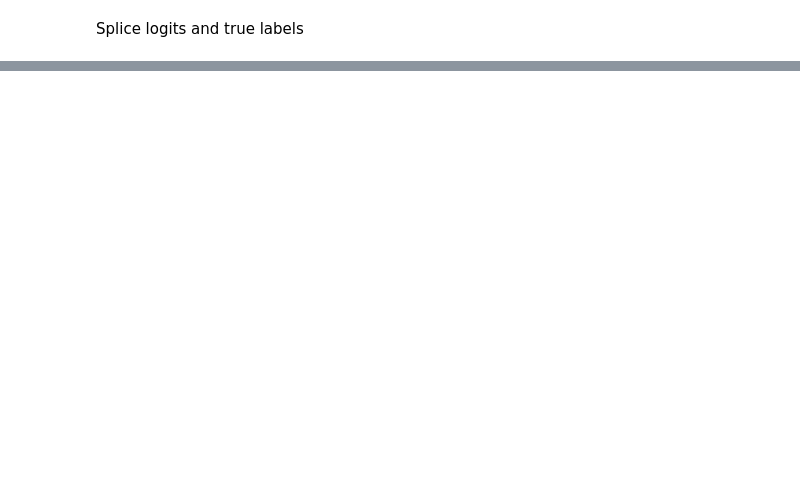
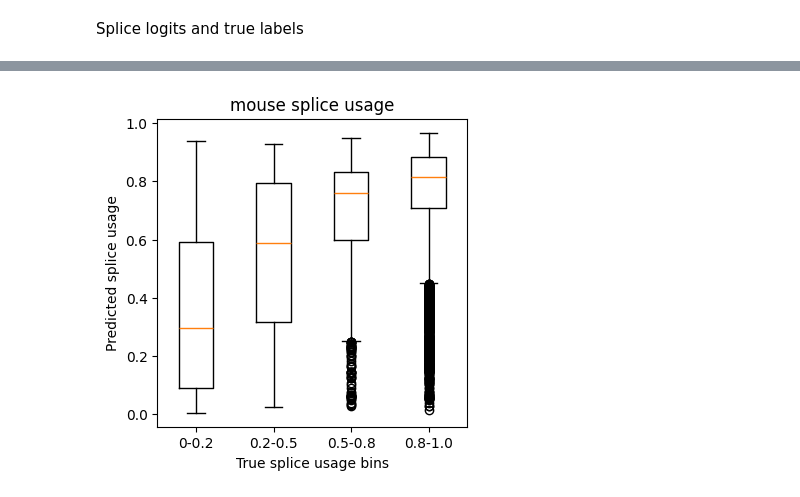
Before and after one commit to anamariaelek/alphagenome, a Jupyter notebook: notebooks/splicing_test.ipynb, the cells around one changed output, grey strips where cells are left out. Saved outputs shown, nothing was run; the diff lists cells and outputs as text; code cells hidden in the pictures; blank space fills up the shorter version.

```diff
--- a/notebooks/splicing_test.ipynb
+++ b/notebooks/splicing_test.ipynb
@@ -554,3 +609,0 @@ if splice_site_mask.any():
-# %%
-usage_true_ = usage_true_at_sites.detach().cpu().numpy()
-usage_pred_ = usage_pred_at_sites.detach().cpu().numpy()
@@ -1124,4 +609,0 @@ context_indices_map = batch['conditions_mask'].to(device)
-# %%
-# Targets
-splice_labels = batch['splice_labels'].to(device)  # (batch, seq_len)
-splice_usage_target = batch['splice_usage_target'].to(device)  # (batch, seq_len, num_contexts)
@@ -1709,14 +609,0 @@ Batch shapes:
-# %%
-# Make predictions
-#with torch.no_grad():
-#    predictions = model(
-#        dna,
-#        organism_index,
-#        splice_donor_idx=splice_donor_idx,
-#        splice_acceptor_idx=splice_acceptor_idx
-#    )
-predictions = model.inference(
-    dna,
-    organism_index,
-    requested_heads=['splice_logits', 'splice_usage']
-)
@@ -2364,0 +752,17 @@ Plotting SSE density...
+# %%
+# Plot boxplot of predicted usage for each true usage bin
+for org in usage_pred_.keys():
+
+    if splice_logits[org].shape[0] == 0:
+        print(f"No samples for {org} in this batch.")
+        continue
+
+    plt.figure(figsize=(4, 4))
+    plt.title(f"{org} splice usage")
+    plt.boxplot([usage_pred_[org][usage_true_bins_[org] == i] for i in range(4)], tick_labels=['0-0.2', '0.2-0.5', '0.5-0.8', '0.8-1.0'])
+    plt.ylabel("Predicted splice usage")
+    plt.xlabel("True splice usage bins")
+    #plt.ylim(0, 1)
+    plt.show()
+# %% [output]
+[figure, added]
```
Also changed, not shown: parts of 135 cells of this notebook, 9 other files.
